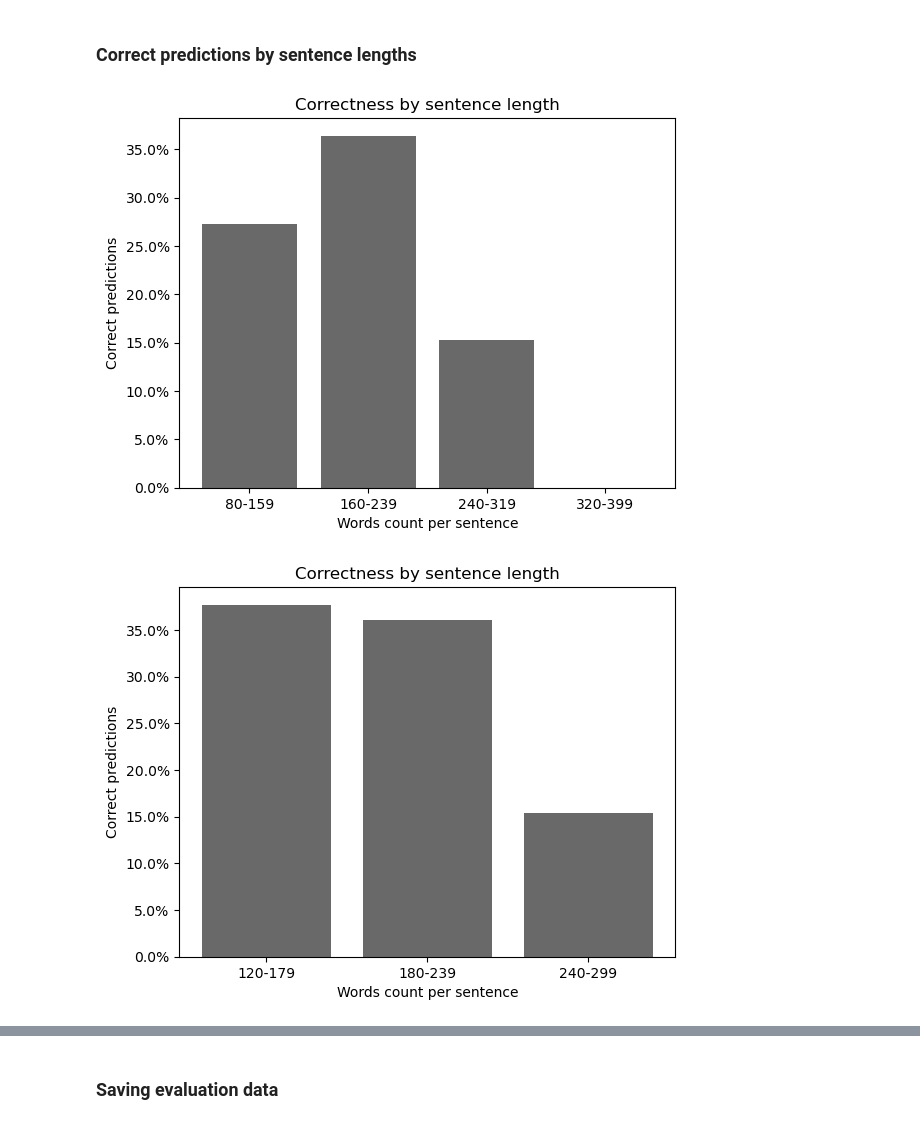
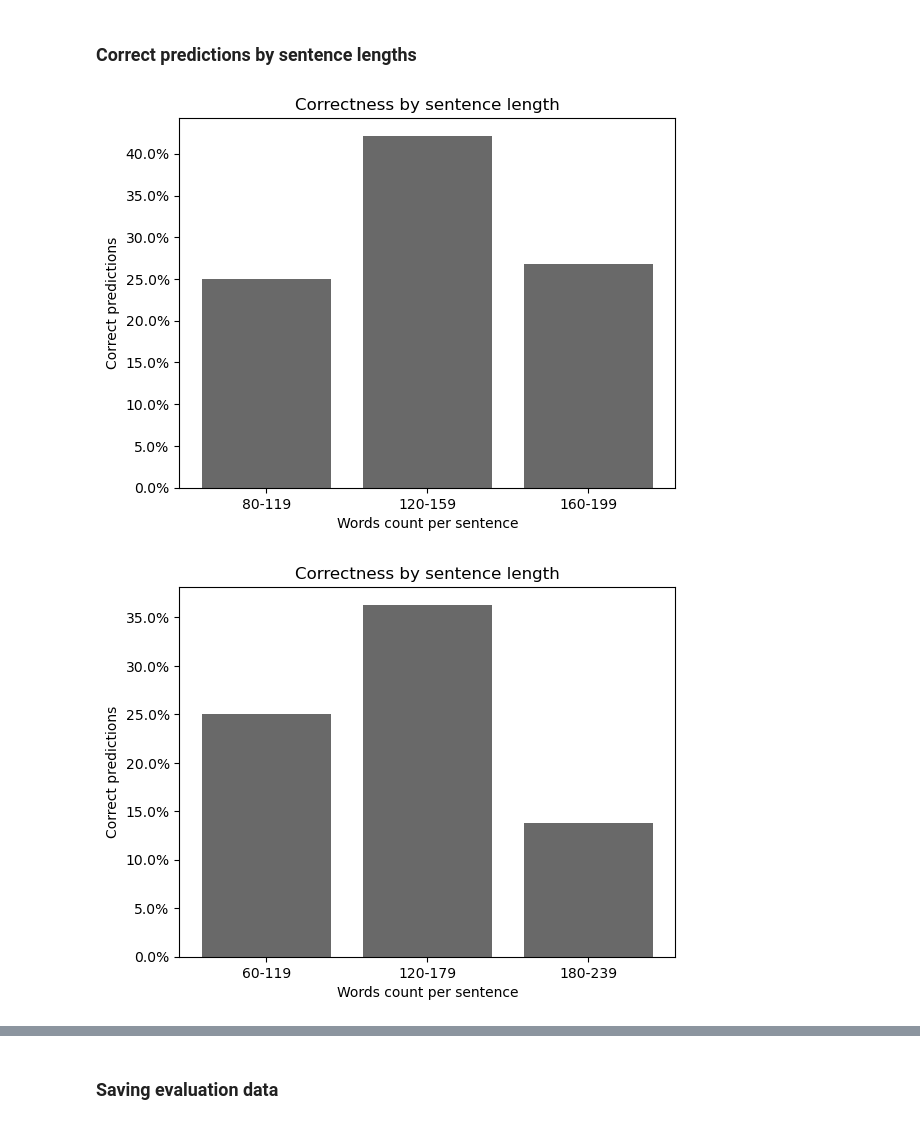
Before and after one commit to arsemi337/question-answering, a Jupyter notebook: extractive-qa/notebooks/squad/xlnet/no-stride/squad_xlnet-cased_no_stride_1.ipynb, the cells around one changed output, grey strips where cells are left out. Cells and saved outputs as stored; diff of their text form; code cells hidden in the pictures.

Commit message:
Models ready for training

```diff
--- a/extractive-qa/notebooks/squad/xlnet/no-stride/squad_xlnet-cased_no_stride_1.ipynb
+++ b/extractive-qa/notebooks/squad/xlnet/no-stride/squad_xlnet-cased_no_stride_1.ipynb
@@ -72,12 +93,12 @@ max_length = 1000
 # %%
 tokenized_train_dataset = squad_preprocessing.preprocess_squad_training_dataset_no_stride(
-    dataset=train_dataset,
+    dataset=filtered_train_dataset,
     tokenizer=tokenizer,
     max_length=max_length,
     remove_columns=train_dataset.column_names,
 )
 tokenized_val_dataset = squad_preprocessing.preprocess_squad_training_dataset_no_stride(
-    dataset=val_dataset,
+    dataset=filtered_val_dataset,
     tokenizer=tokenizer,
     max_length=max_length,
     remove_columns=val_dataset.column_names,
@@ -465,9 +495,13 @@ raw_medical_dataset = core_qa_utils.load_datasets_from_json(
     filenames=["original_medical.json"],
 )[0]
 # %%
-window_size = 1200
+window_size = 550
 # %%
 spanned_medical_dataset = medical_preprocessing.span_dataset(
     dataset=raw_medical_dataset,
     window=window_size,
 )
+# %%
+filtered_medical_dataset = core_preprocessing.filter_samples_below_number_of_tokens(
+    tokenizer=tokenizer, dataset=spanned_medical_dataset, max_tokens=max_length
+)
@@ -474,6 +512,6 @@ spanned_medical_dataset = medical_preprocessing.span_dataset(
 # %%
 tokenized_medical_dataset = medical_preprocessing.preprocess_medical_test_dataset_no_stride(
-    dataset=spanned_medical_dataset,
+    dataset=filtered_medical_dataset,
     tokenizer=tokenizer,
     max_length=max_length,
     remove_columns=spanned_medical_dataset.column_names,
@@ -570,35 +608,35 @@ medical_correctly_predicted = pure_metrics.get_is_correctly_predicted(
 # %%
 # Plot correctness of the model by sentence length
 graphs.plot_correct_predictions_by_sentence_length(
     sentences=spanned_medical_dataset["context"],
     correctly_predicted=medical_correctly_predicted,
     figure_path=figures_dir
-                / "medical_context_correctness_by_sentence_length_0_400_80.png",
+                / "medical_context_correctness_by_sentence_length_0_200_40.png",
     figure_title="Correctness by sentence length",
-    divider=80,
+    divider=40,
     min_threshold=0,
-    max_threshold=400,
+    max_threshold=200,
 )
 graphs.plot_correct_predictions_by_sentence_length(
     sentences=spanned_medical_dataset["context"],
     correctly_predicted=medical_correctly_predicted,
     figure_path=figures_dir
-                / "medical_context_correctness_by_sentence_length_120_300_60.png",
+                / "medical_context_correctness_by_sentence_length_60_240_60.png",
     figure_title="Correctness by sentence length",
     divider=60,
-    min_threshold=120,
-    max_threshold=320,
+    min_threshold=60,
+    max_threshold=240,
 )
 graphs.plot_correct_predictions_by_sentence_length(
     sentences=spanned_medical_dataset["context"],
     correctly_predicted=medical_correctly_predicted,
     figure_path=figures_dir
-                / "medical_context_correctness_by_sentence_length_120_240_20.png",
+                / "medical_context_correctness_by_sentence_length_100_200_20.png",
     figure_title="Correctness by sentence length",
     divider=20,
-    min_threshold=120,
-    max_threshold=240,
+    min_threshold=100,
+    max_threshold=200,
 )
 # %% [output]
-[figure, old version]
+[figure, new version]
-[figure, old version]
+[figure, new version]
```
Also changed, not shown: parts of 18 cells of this notebook, 6 other files.
